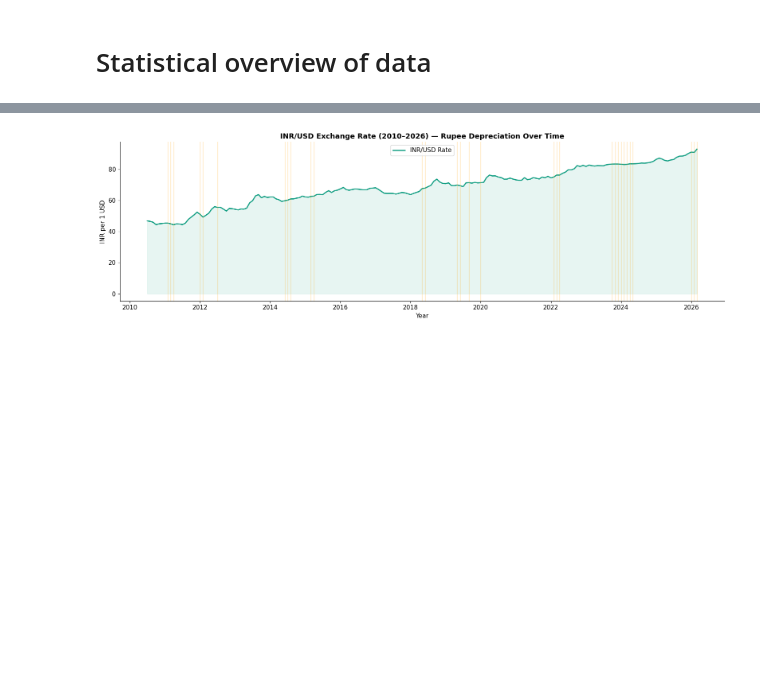
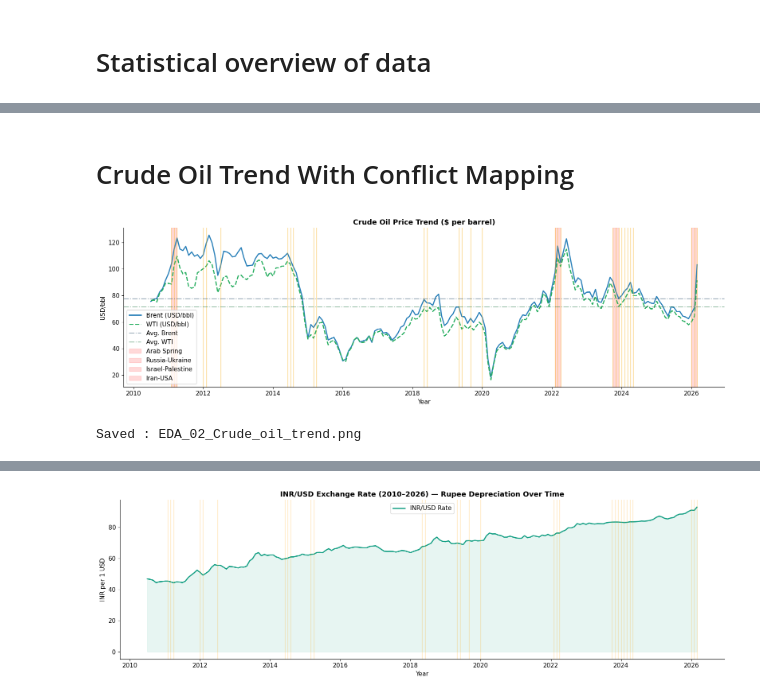
Before and after one commit to Anas-Quazi/Petro-Analyst, a Jupyter notebook: Exploratory_Data_Analysis/eda.ipynb, the cells around one changed output, grey strips where cells are left out. Cells and saved outputs as stored; diff of their text form; code cells hidden in the pictures; blank space fills up the shorter version.

```diff
--- a/Exploratory_Data_Analysis/eda.ipynb
+++ b/Exploratory_Data_Analysis/eda.ipynb
@@ -213,0 +179,32 @@ Saved: eda_03_gpr_trend.png
+# %% [markdown]
+# Crude Oil Trend With Conflict Mapping
+# %%
+
+#* Brent and WTI crude oil trend
+fig, ax = plt.subplots(figsize=(16,5))
+
+ax.plot(df['date'], df['brent_price'], color='#2980b9', linewidth=2, label='Brent (USD/bbl)')
+ax.plot(df['date'], df['wti_price'], color='#27ae60', linewidth=2, label='WTI (USD/bbl)', linestyle='--')
+
+for d in conflict_months:
+    ax.axvline(x=d, color='#f7b21c', alpha=0.6, linewidth=1)
+
+ax.axhline(df['brent_price'].mean(), color="#053454", label='Avg. Brent', alpha=0.4, linestyle='-.')
+ax.axhline(df['wti_price'].mean(), color="#04642c", label= 'Avg. WTI', alpha=0.4, linestyle='-.')
+
+#! shade conflict periods
+for start, end, label in conflict_periods:
+    ax.axvspan(pd.to_datetime(start), pd.to_datetime(end), color='red', alpha=0.15, label=label)
+
+ax.set_title('Crude Oil Price Trend ($ per barrel)')
+ax.set_xlabel('Year')
+ax.set_ylabel('USD/bbl')
+
+plt.legend(loc='best')
+plt.tight_layout()
+plt.savefig('C:/Users/anasq/OneDrive/Desktop/PetroAnalyst/Exploratory_Data_Analysis/EDA_Visualizations/EDA_02_Crude_oil_trend.png', dpi=150, bbox_inches='tight')
+plt.show()
+print('Saved : EDA_02_Crude_oil_trend.png')
+# %% [output]
+[figure, added]
+Saved : EDA_02_Crude_oil_trend.png
```
Also changed, not shown: parts of 21 cells of this notebook.
